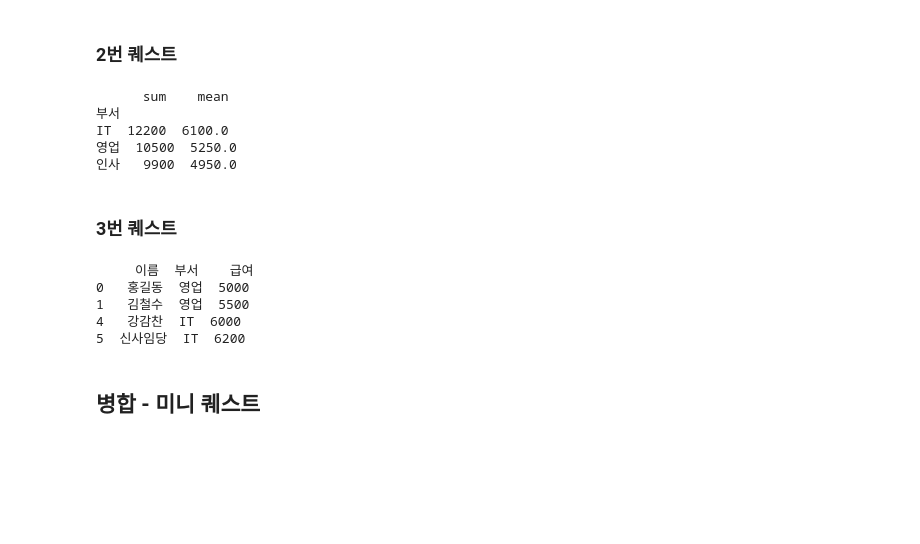
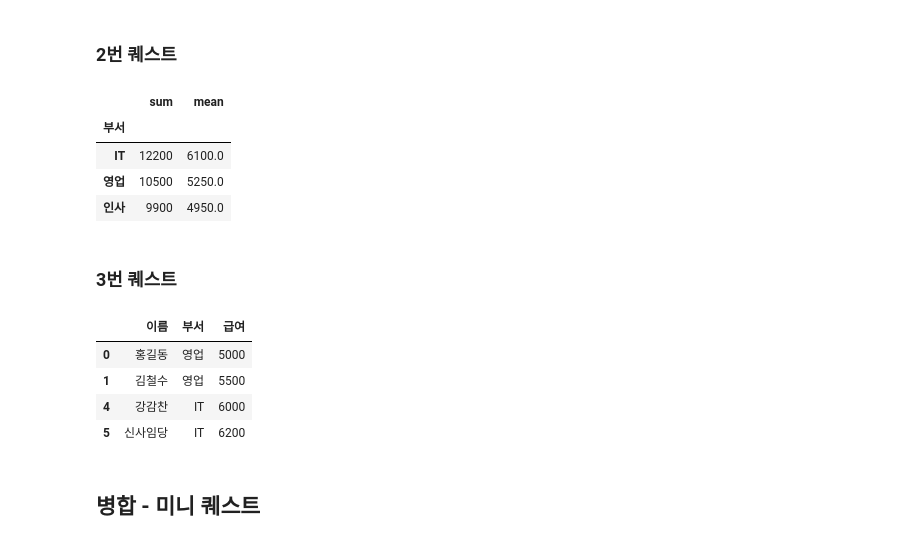
Before and after one commit to 100-hours-a-week/KTB4-grant-AI, a Jupyter notebook: 03/pandas.ipynb, the cells around one changed output. Cells and saved outputs as stored; diff of their text form; code cells hidden in the pictures; blank space fills up the shorter version.

```diff
--- a/03/pandas.ipynb
+++ b/03/pandas.ipynb
@@ -160,30 +161,30 @@ data = {
 }
 df = pd.DataFrame(data)
 
-print(df.groupby("부서")["급여"].agg(["sum", "mean"]))
+df.groupby("부서")["급여"].agg(["sum", "mean"])
 # %% [output]
-      sum    mean
-부서
-IT  12200  6100.0
-영업  10500  5250.0
-인사   9900  4950.0
+|  | sum | mean |
+| 부서 |  |  |
+| IT | 12200 | 6100.0 |
+| 영업 | 10500 | 5250.0 |
+| 인사 | 9900 | 4950.0 |
 # %% [markdown]
 ### 3번 퀘스트
 # %%
 data = {
     '이름': ['홍길동', '김철수', '박영희', '이순신', '강감찬', '신사임당'],
     '부서': ['영업', '영업', '인사', '인사', 'IT', 'IT'],
     '급여': [5000, 5500, 4800, 5100, 6000, 6200]
 }
 df = pd.DataFrame(data)
 
-print(df.groupby("부서").filter(lambda x: x["급여"].mean() >= 5000))
+df.groupby("부서").filter(lambda x: x["급여"].mean() >= 5000)
 # %% [output]
-     이름  부서    급여
-0   홍길동  영업  5000
-1   김철수  영업  5500
-4   강감찬  IT  6000
-5  신사임당  IT  6200
+|  | 이름 | 부서 | 급여 |
+| 0 | 홍길동 | 영업 | 5000 |
+| 1 | 김철수 | 영업 | 5500 |
+| 4 | 강감찬 | IT | 6000 |
+| 5 | 신사임당 | IT | 6200 |
 # %% [markdown]
 ## 병합 - 미니 퀘스트
 # %% [markdown]
```
Also changed, not shown: parts of 40 cells of this notebook.
